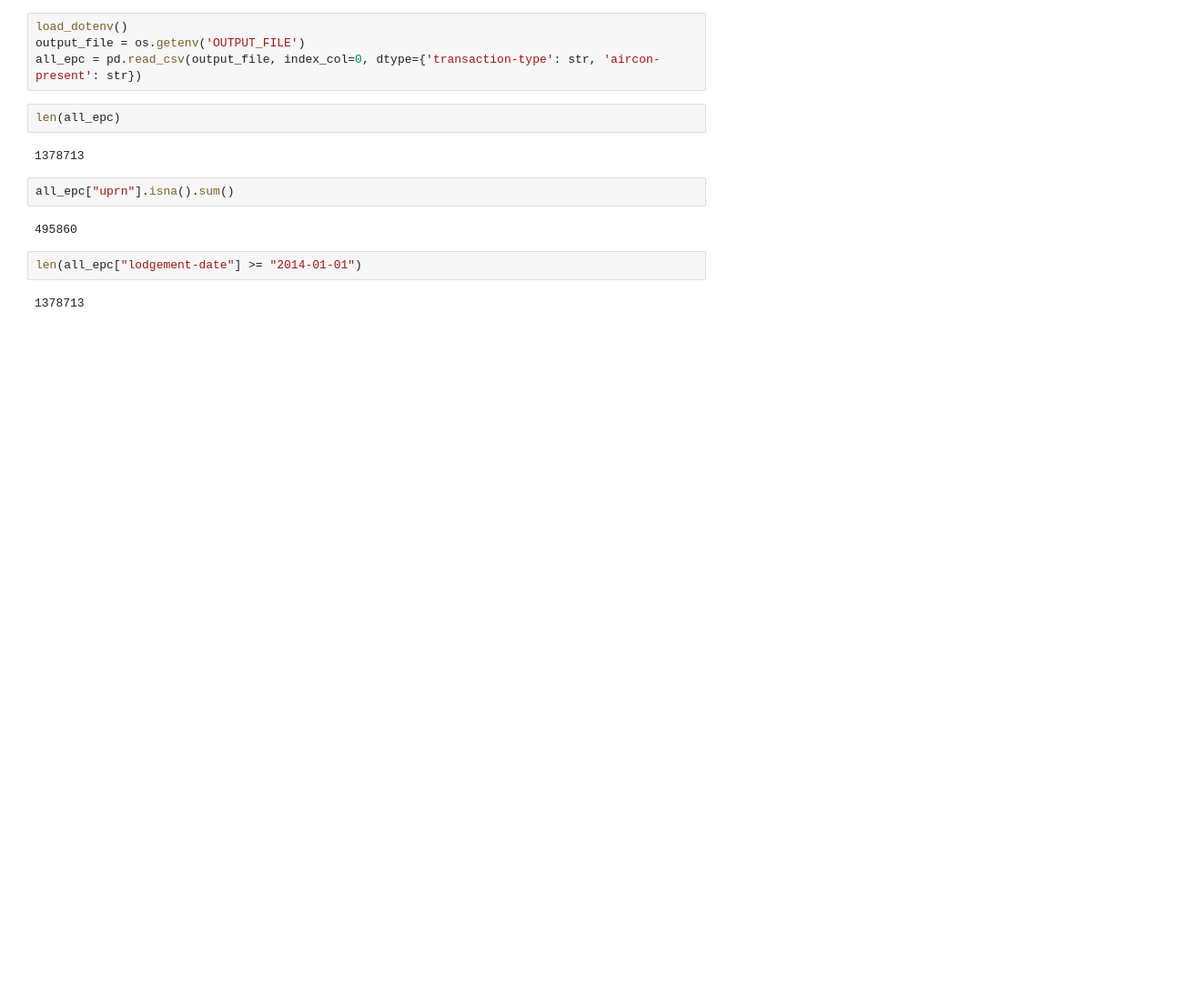
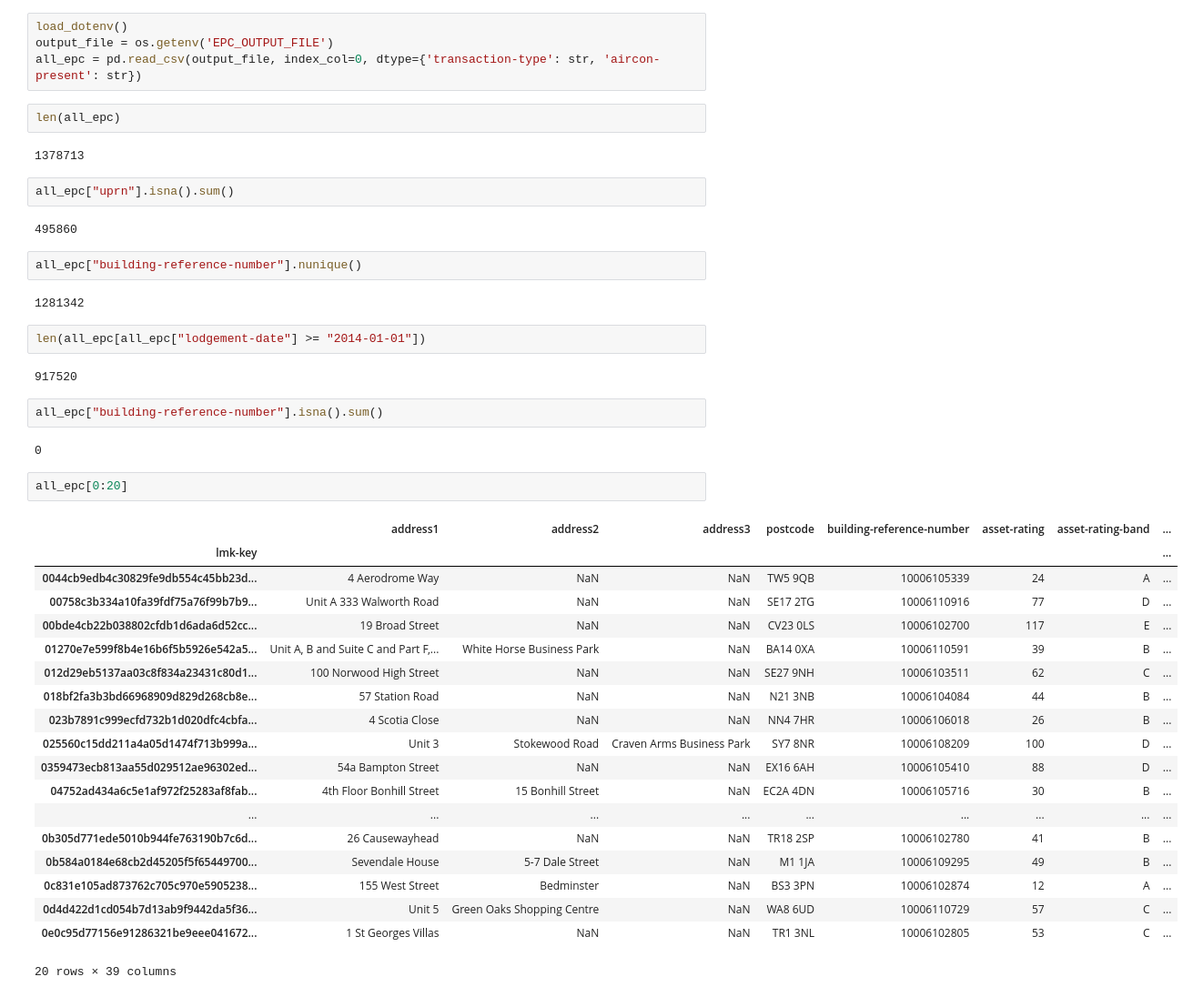
Before and after one commit to UKGovernmentBEIS/DESNZ-MEES, a Jupyter notebook: src/data-analysis/epc-analysis.ipynb, the cells around one changed output. Shown: that part at 91% size. Cells and saved outputs as stored; diff of their text form; blank space fills up the shorter version.

```diff
--- a/src/data-analysis/epc-analysis.ipynb
+++ b/src/data-analysis/epc-analysis.ipynb
@@ -11,17 +11,47 @@ from dotenv import load_dotenv
 import os
 # %%
 load_dotenv()
-output_file = os.getenv('OUTPUT_FILE')
+output_file = os.getenv('EPC_OUTPUT_FILE')
 all_epc = pd.read_csv(output_file, index_col=0, dtype={'transaction-type': str, 'aircon-present': str})
 # %%
 len(all_epc)
 # %% [output]
 1378713
+# %%
+all_epc["uprn"].isna().sum()
+# %% [output]
+495860
 # %%
-all_epc["uprn"].isna().sum()
+all_epc["building-reference-number"].nunique()
 # %% [output]
-495860
+1281342
 # %%
-len(all_epc["lodgement-date"] >= "2014-01-01")
+len(all_epc[all_epc["lodgement-date"] >= "2014-01-01"])
 # %% [output]
-1378713
+917520
+# %%
+all_epc["building-reference-number"].isna().sum()
+# %% [output]
+0
+# %%
+all_epc[0:20]
+# %% [output]
+|  | address1 | address2 | address3 | postcode | building-reference-number | asset-rating | asset-rating-band | ... |
+| lmk-key |  |  |  |  |  |  |  | ... |
+| 0044cb9edb4c30829fe9db554c45bb23d... | 4 Aerodrome Way | NaN | NaN | TW5 9QB | 10006105339 | 24 | A | ... |
+| 00758c3b334a10fa39fdf75a76f99b7b9... | Unit A 333 Walworth Road | NaN | NaN | SE17 2TG | 10006110916 | 77 | D | ... |
+| 00bde4cb22b038802cfdb1d6ada6d52cc... | 19 Broad Street | NaN | NaN | CV23 0LS | 10006102700 | 117 | E | ... |
+| 01270e7e599f8b4e16b6f5b5926e542a5... | Unit A, B and Suite C and Part F,... | White Horse Business Park | NaN | BA14 0XA | 10006110591 | 39 | B | ... |
+| 012d29eb5137aa03c8f834a23431c80d1... | 100 Norwood High Street | NaN | NaN | SE27 9NH | 10006103511 | 62 | C | ... |
+| 018bf2fa3b3bd66968909d829d268cb8e... | 57 Station Road | NaN | NaN | N21 3NB | 10006104084 | 44 | B | ... |
+| 023b7891c999ecfd732b1d020dfc4cbfa... | 4 Scotia Close | NaN | NaN | NN4 7HR | 10006106018 | 26 | B | ... |
+| 025560c15dd211a4a05d1474f713b999a... | Unit 3 | Stokewood Road | Craven Arms Business Park | SY7 8NR | 10006108209 | 100 | D | ... |
+| 0359473ecb813aa55d029512ae96302ed... | 54a Bampton Street | NaN | NaN | EX16 6AH | 10006105410 | 88 | D | ... |
+| 04752ad434a6c5e1af972f25283af8fab... | 4th Floor Bonhill Street | 15 Bonhill Street | NaN | EC2A 4DN | 10006105716 | 30 | B | ... |
+| ... | ... | ... | ... | ... | ... | ... | ... | ... |
+| 0b305d771ede5010b944fe763190b7c6d... | 26 Causewayhead | NaN | NaN | TR18 2SP | 10006102780 | 41 | B | ... |
+| 0b584a0184e68cb2d45205f5f65449700... | Sevendale House | 5-7 Dale Street | NaN | M1 1JA | 10006109295 | 49 | B | ... |
+| 0c831e105ad873762c705c970e5905238... | 155 West Street | Bedminster | NaN | BS3 3PN | 10006102874 | 12 | A | ... |
+| 0d4d422d1cd054b7d13ab9f9442da5f36... | Unit 5 | Green Oaks Shopping Centre | NaN | WA8 6UD | 10006110729 | 57 | C | ... |
+| 0e0c95d77156e91286321be9eee041672... | 1 St Georges Villas | NaN | NaN | TR1 3NL | 10006102805 | 53 | C | ... |
+20 rows × 39 columns
```
Also changed, not shown: 4 other files.
